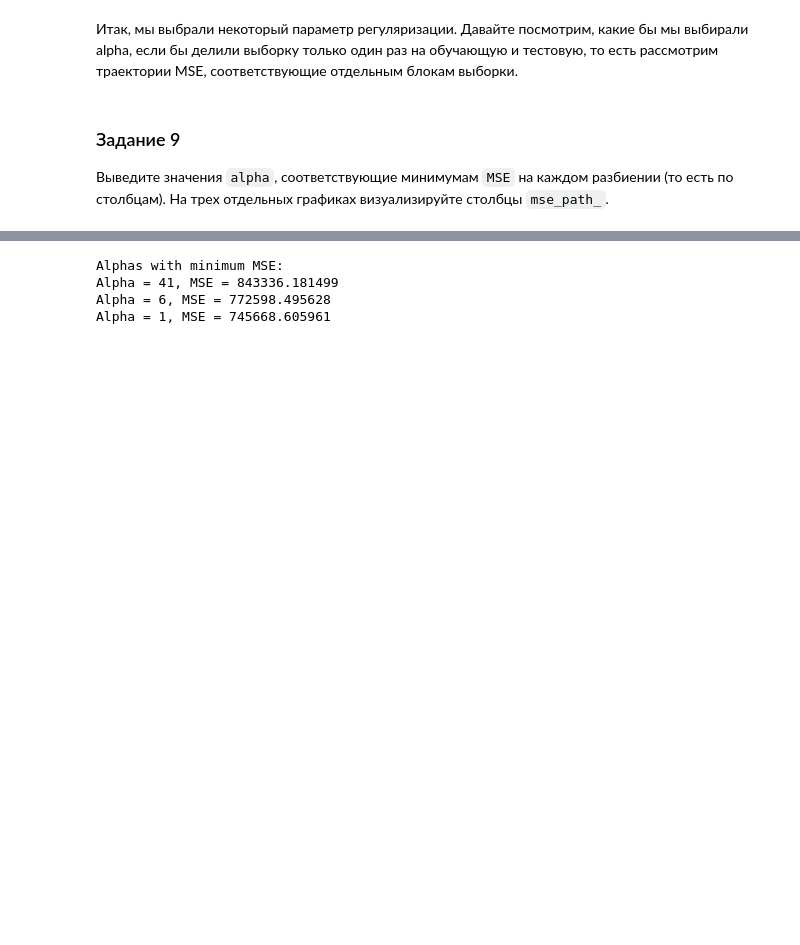
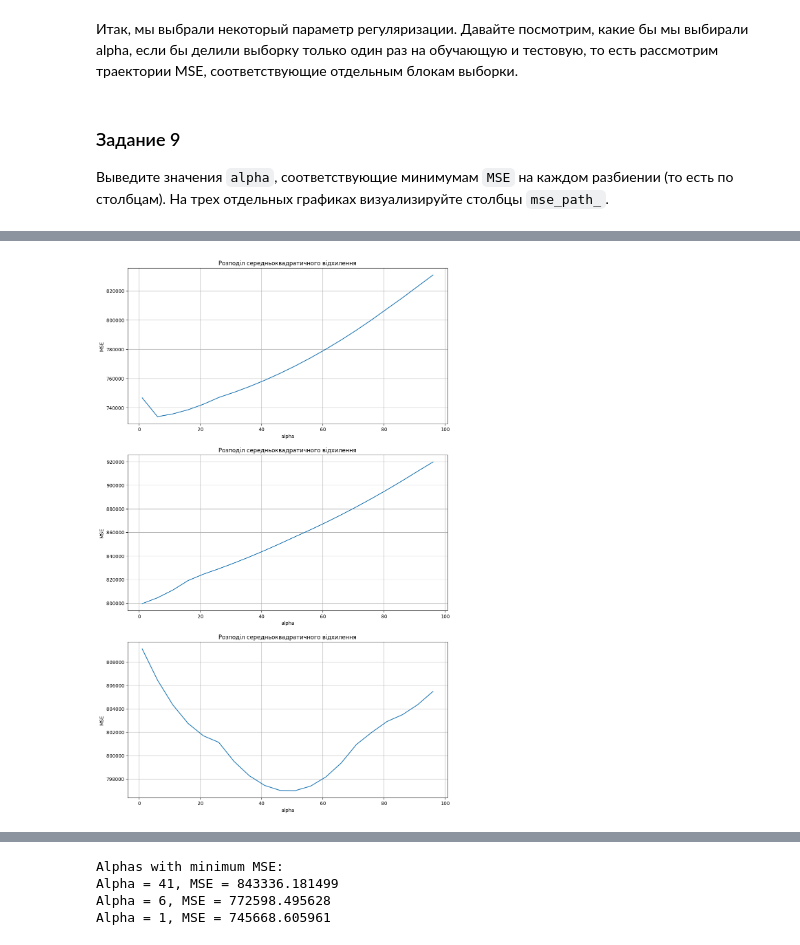
Before and after one commit to alex-kondr/Data_Science_HW_4, a Jupyter notebook: HW_4.ipynb, the cells around one changed output, grey strips where cells are left out. Cells and saved outputs as stored; diff of their text form; code cells hidden in the pictures; blank space fills up the shorter version.

```diff
--- a/HW_4.ipynb
+++ b/HW_4.ipynb
@@ -517,0 +534,14 @@ array([[825114.88963181, 859945.00282902],
+# %%
+fig = plt.figure(figsize=(12, 20))
+total_axes = 3
+subplt = 1
+for mse in regressor.mse_path_.T:
+    fig.add_subplot(total_axes, 1, subplt)
+    plt.plot(regressor.alphas_, mse)
+    plt.xlabel("alpha")
+    plt.ylabel('MSE')
+    plt.title('Розподіл середньоквадратичного відхилення')
+    subplt+=1
+    plt.grid()
+# %% [output]
+[figure, added]
```
Also changed, not shown: parts of 7 cells of this notebook.
